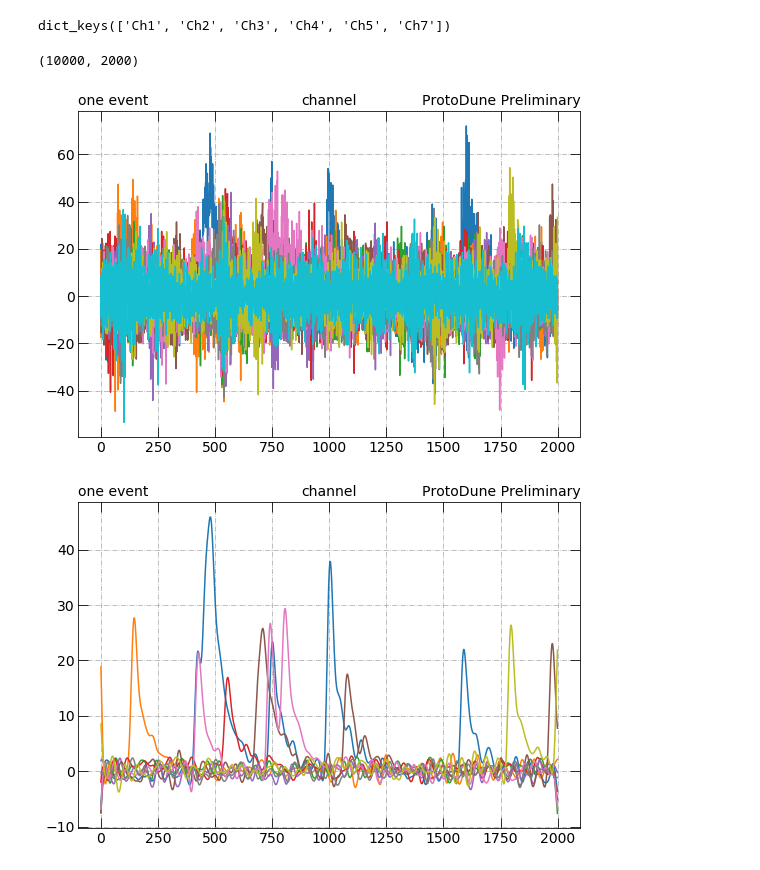
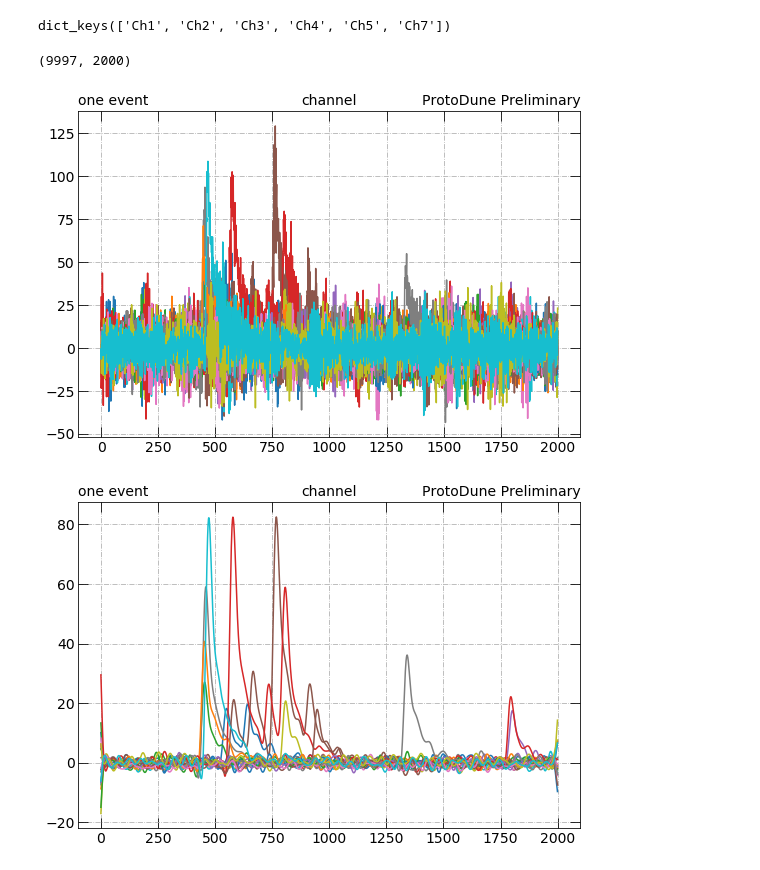
Before and after one commit to fdolek/pypuca, a Jupyter notebook: jupyter/eventSlect.ipynb, the cells around one changed output. Cells and saved outputs as stored; diff of their text form; code cells hidden in the pictures.

```diff
--- a/jupyter/eventSlect.ipynb
+++ b/jupyter/eventSlect.ipynb
@@ -23,7 +23,7 @@ mpl.rcParams['grid.linestyle'] = '-.'
 #plt.style.use('dark_background')
 #print(plt.style.available)
 # %%
-pkl_file = open('../2020-02-27_10-16-47.pkl', 'rb')
+pkl_file = open('../2020-02-21_14-17-51.pkl', 'rb')
 mydata = pickle.load(pkl_file)
 mydata.keys()
 # %% [output]
@@ -31,24 +31,24 @@ dict_keys(['Ch1', 'Ch2', 'Ch3', 'Ch4', 'Ch5', 'Ch7'])
 # %%
 print(mydata['Ch4'].shape)
 # %% [output]
-(10000, 2000)
+(9997, 2000)
 # %%
-for x in range(10):
+for x in range(20):
     #print(x)
     data=(mydata['Ch4'][x])
     plt.plot((data))
     plt.title('channel')
     plt.title('one event', loc='left')
     plt.title('ProtoDune Preliminary', loc='right')
     plt.grid(True)
 
 plt.show()
 # %% [output]
-[figure, old version]
+[figure, new version]
 # %%
 from scipy import signal
 
-for x in range(9):
+for x in range(20):
     #print(x)
     data=(mydata['Ch4'][x])
     b, a = signal.butter(3, 0.05)
@@ -64,7 +64,7 @@ for x in range(9):
 
 plt.show()
 # %% [output]
-[figure, old version]
+[figure, new version]
 # %%
 import numpy as np
 import matplotlib.pyplot as plt
```
Also changed, not shown: parts of 7 cells of this notebook, 12 other files.
